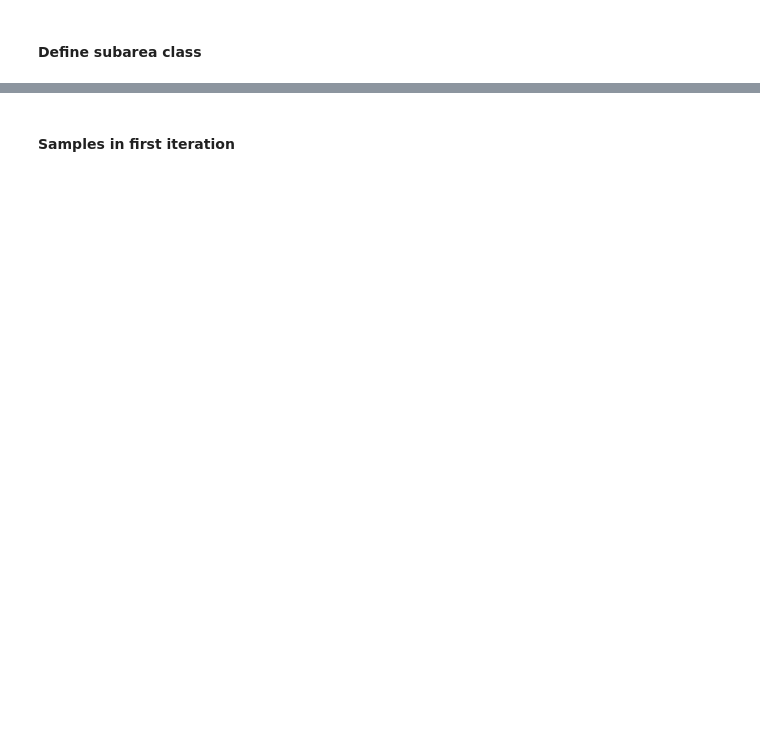
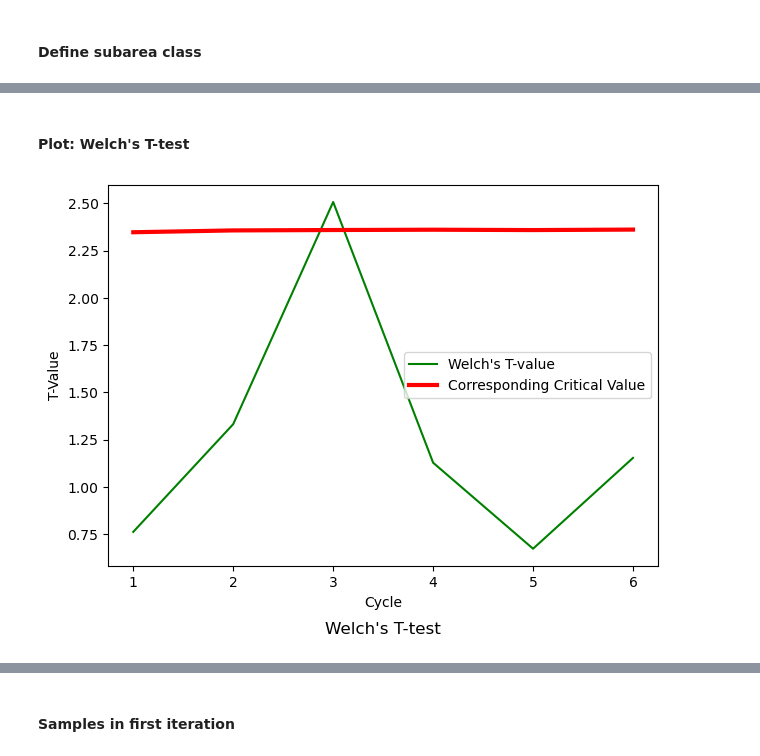
Before and after one commit to kuj24824/stochastic-simulations, a Jupyter notebook: Task_4.ipynb, the cells around one changed output, grey strips where cells are left out. Cells and saved outputs as stored; diff of their text form; code cells hidden in the pictures; blank space fills up the shorter version.

```diff
--- a/Task_4.ipynb
+++ b/Task_4.ipynb
@@ -339,0 +298,16 @@ plt.show()
+# %% [markdown]
+#### Plot: Welch's T-test
+# %%
+
+fig, ax = plt.subplots(1)
+plt.plot(x_axis,welch_t,"g-",label ="Welch's T-value")
+plt.plot(x_axis,welch_critical_value,"r-",linewidth=3,label ="Corresponding Critical Value")
+plt.title("Welch's T-test", y=-0.2)
+plt.ylabel("T-Value")
+plt.xlabel("Cycle")
+plt.legend()
+plt.tight_layout()
+fig.savefig('welch_t_test.png', dpi=300)
+plt.show()
+# %% [output]
+[figure, added]
```
Also changed, not shown: parts of 34 cells of this notebook, 10 other files.
